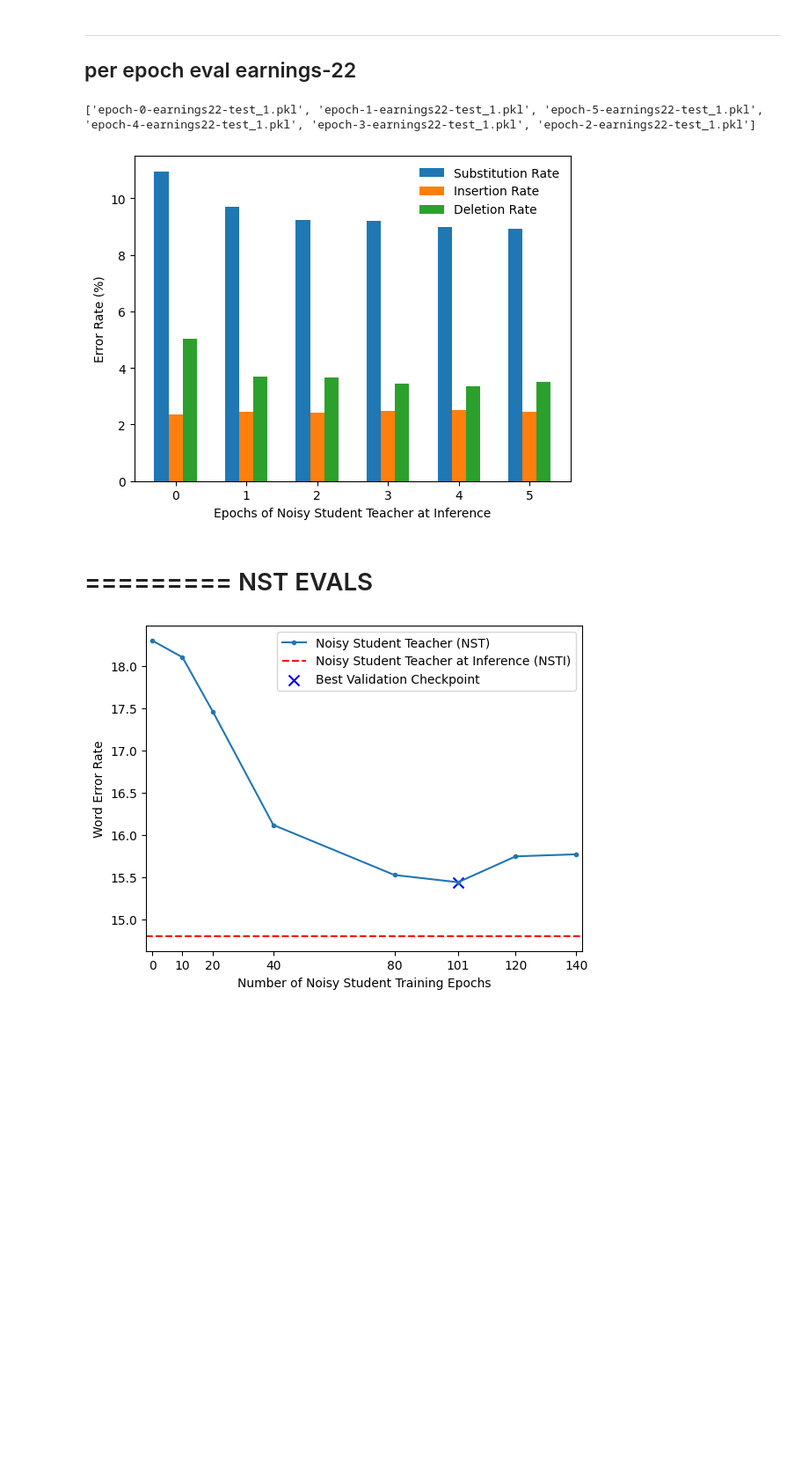
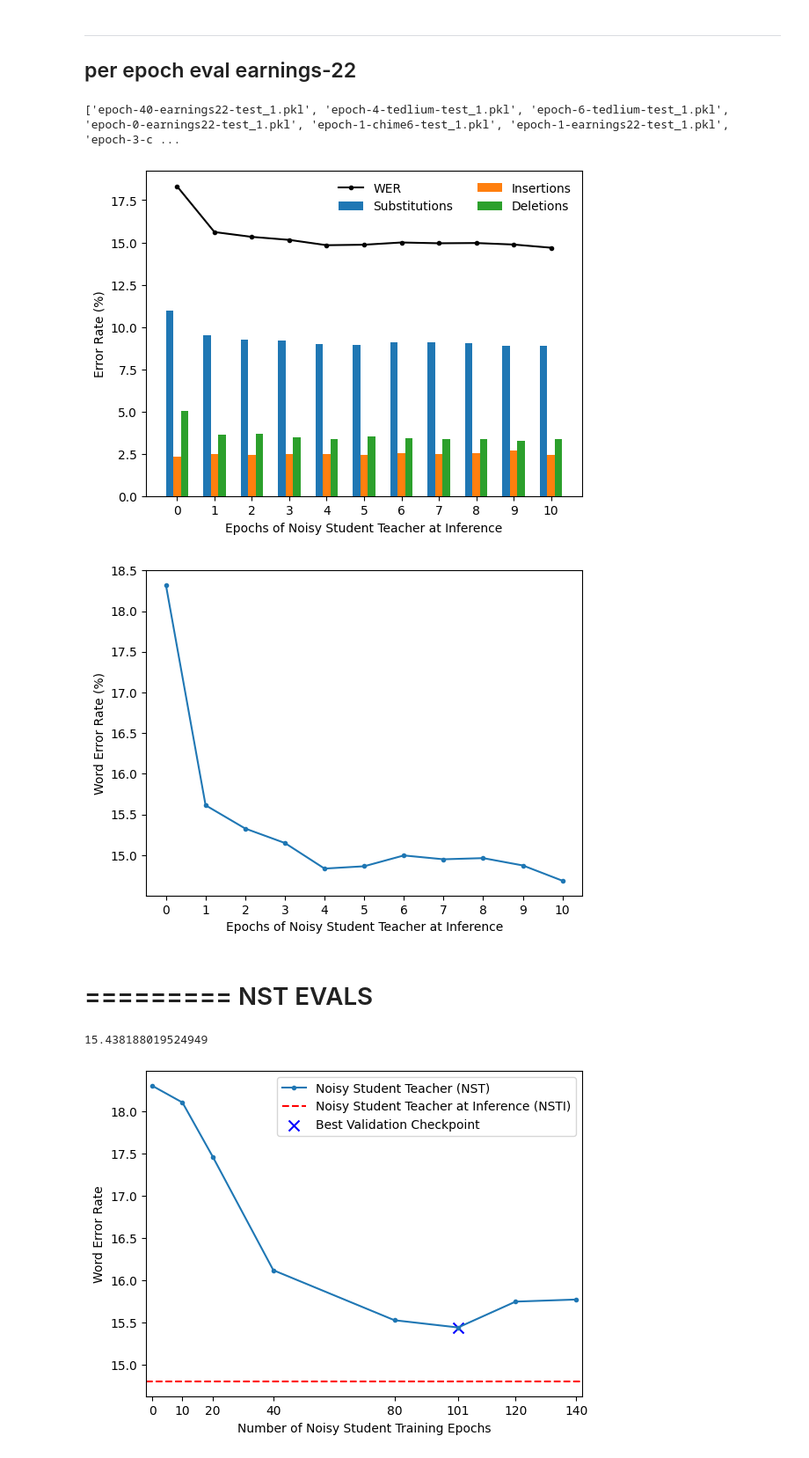
Before and after one commit to robflynnyh/dynamic-asr-eval, a Jupyter notebook: lcasr/results/eval.ipynb, the cells around one changed output. Shown at 88% size. Cells and saved outputs as stored; diff of their text form; code cells hidden in the pictures; blank space fills up the shorter version.

```diff
--- a/lcasr/results/eval.ipynb
+++ b/lcasr/results/eval.ipynb
@@ -60,41 +188,55 @@ per epoch eval earnings-22
 ---------
 # %%
 print(os.listdir("./per_epoch_eval"))
-epochs = list(set(sorted([int(el.split('-')[1]) for  el in os.listdir("./per_epoch_eval")])))
+epochs = list(set(sorted([int(el.split('-')[1]) for  el in os.listdir("./per_epoch_eval") if 'earnings22' in el])))
+epochs = sorted(epochs)
 data = {}
 for e in epochs:
     data[e] = get_data(f'epoch-{e}-earnings22-test', base_path='./per_epoch_eval/')
 
-# plt.plot(list(epochs), [data[e][0]['sub_rate']*100 for e in epochs], marker='o', markersize=3, label='Substitution Rate')
-# plt.plot(list(epochs), [data[e][0]['ins_rate']*100 for e in epochs], marker='o', markersize=3, label='Insertion Rate')
-# plt.plot(list(epochs), [data[e][0]['del_rate']*100 for e in epochs], marker='o', markersize=3, label='Deletion Rate')
-
-# same as above but as a side-by-side bar plot
+#del epochs[-2]
+all_epochs = epochs
+epochs = epochs[:-2]
 bar_width = 0.2  # adjust the width of each bar
 import numpy as np
-plt.bar(np.array(epochs) - bar_width, [data[e][0]['sub_rate']*100 for e in epochs], width=bar_width, label='SubstitutionS')
+plt.bar(np.array(epochs) - bar_width, [data[e][0]['sub_rate']*100 for e in epochs], width=bar_width, label='Substitutions')
 plt.bar(epochs, [data[e][0]['ins_rate']*100 for e in epochs], width=bar_width, label='Insertions')
 plt.bar(np.array(epochs) + bar_width, [data[e][0]['del_rate']*100 for e in epochs], width=bar_width, label='Deletions')
+#
+plt.plot(epochs, [data[e][0]['wer']*100 for e in epochs], marker='o', markersize=3, label='WER', color='black')
+plt.xticks(epochs[:])
+# legend position, also set so its transparent set loc
 
 
-plt.xticks(epochs)
-# legend position, also set so its transparent
-plt.legend(loc='upper right', framealpha=0.0)
+
+
+
+plt.legend(loc='upper right', framealpha=0.0, ncol=2)
 
 plt.xlabel('Epochs of Noisy Student Teacher at Inference')
 plt.ylabel('Error Rate (%)')
 
 
-# set xlabel ticks
-plt.xticks(list(epochs))
+
 #plt.xlim(epochs[0]-0.05, epochs[-1]+0.05)
 
-plt.savefig('error_rates_per_epoch_earnings22.png', bbox_inches='tight')
+plt.savefig('error_rates_per_epoch_earnings22.pdf', bbox_inches='tight')
 
 plt.show()
+
+
+# plot wer by epoch
+
+plt.plot(list(epochs), [data[e][0]['wer']*100 for e in epochs], marker='o', markersize=3, label='WER')
+plt.xlabel('Epochs of Noisy Student Teacher at Inference')
+plt.ylabel('Word Error Rate (%)')
+plt.xticks(epochs)
+plt.savefig('wer_per_epoch_earnings22.pdf', bbox_inches='tight')
+plt.show()
 # %% [output]
-['epoch-0-earnings22-test_1.pkl', 'epoch-1-earnings22-test_1.pkl', 'epoch-5-earnings22-test_1.pkl', 'epoch-4-earnings22-test_1.pkl', 'epoch-3-earnings22-test_1.pkl', 'epoch-2-earnings22-test_1.pkl']
+['epoch-40-earnings22-test_1.pkl', 'epoch-4-tedlium-test_1.pkl', 'epoch-6-tedlium-test_1.pkl', 'epoch-0-earnings22-test_1.pkl', 'epoch-1-chime6-test_1.pkl', 'epoch-1-earnings22-test_1.pkl', 'epoch-3-c ...
-[figure, old version]
+[figure, new version]
+[figure, added]
 # %% [markdown]
 =========
 NST EVALS
@@ -112,6 +254,10 @@ for epoch in epochs:
                 dev_results[epoch] = data[0]['wer'] * 100
             else:
                 test_results[epoch] = data[0]['wer'] *100
+# %%
+best_wer
+# %% [output]
+15.438188019524949
 # %%
 epochs = sorted([int(k) for k in test_results.keys() if k not in ["100", "5"]])
 
```
Also changed, not shown: parts of 11 cells of this notebook, 22 other files.
